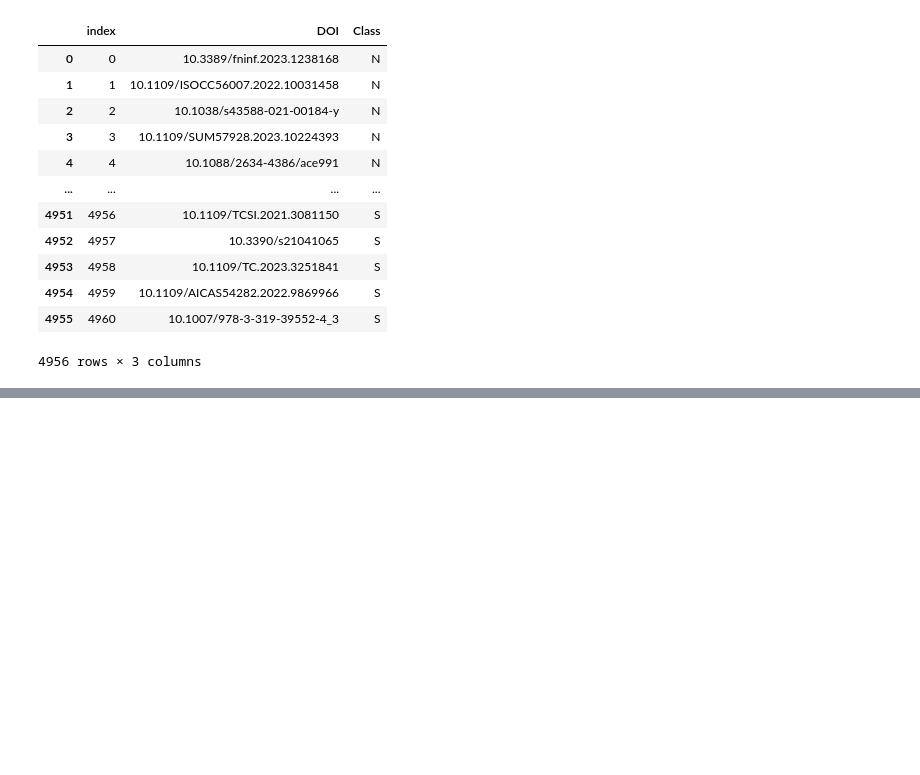
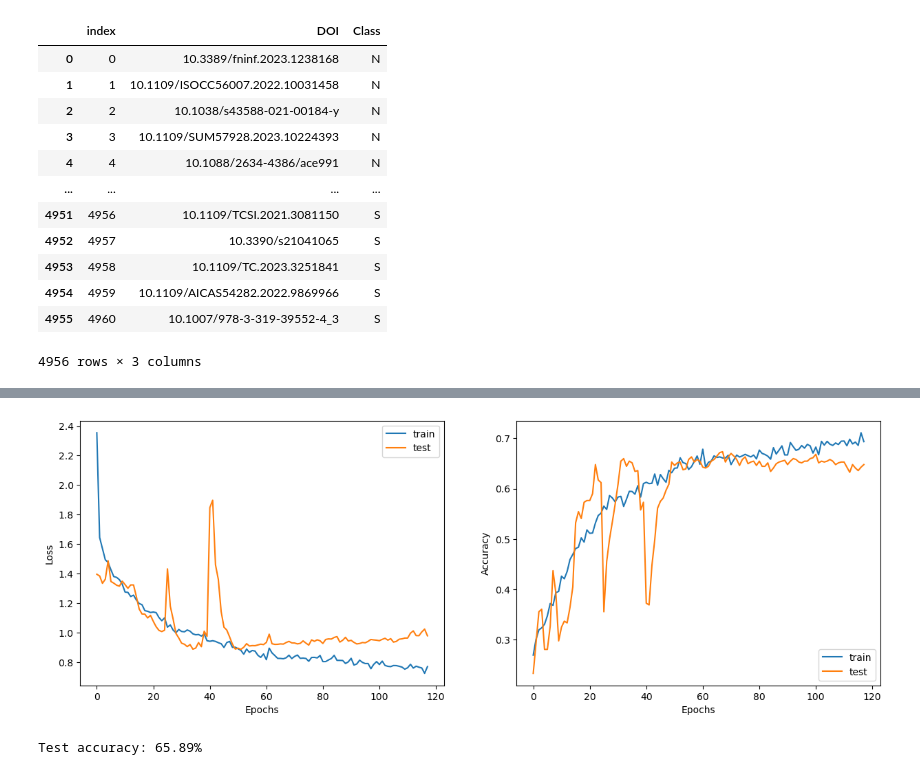
Before and after one commit to rreece15/Collaborative-Networks-In-Machine-Learning, a Jupyter notebook: model/Custom/custom_class.ipynb, the cells around one changed output, grey strips where cells are left out. Saved outputs shown, nothing was run; the diff lists cells and outputs as text; code cells hidden in the pictures; blank space fills up the shorter version.

Commit message:
working wos models

```diff
--- a/model/Custom/custom_class.ipynb
+++ b/model/Custom/custom_class.ipynb
@@ -99,0 +274,6 @@ print(len(wos_content['word_cited_id'].unique()))
+# %%
+hidden_units = [32, 32]
+learning_rate = 0.01
+dropout_rate = 0.5
+num_epochs = 300
+batch_size = 256
@@ -99,0 +327,28 @@ print(len(wos_content['word_cited_id'].unique()))
+# %%
+feature_names = set(wos_paper.columns) - {"DOI", "Class"}
+num_features = len(feature_names)
+num_classes = len(class_idx)
+
+# Create train and test features as a numpy array.
+x_train = train_data[feature_names].to_numpy()
+x_test = test_data[feature_names].to_numpy()
+# Create train and test targets as a numpy array.
+y_train = train_data["Class"]
+y_test = test_data["Class"]
+# %%
+def create_baseline_model(hidden_units, num_classes, dropout_rate=0.2):
+    inputs = layers.Input(shape=(num_features,), name="input_features")
+    x = create_ffn(hidden_units, dropout_rate, name=f"ffn_block1")(inputs)
+    for block_idx in range(4):
+        # Create an FFN block.
+        x1 = create_ffn(hidden_units, dropout_rate, name=f"ffn_block{block_idx + 2}")(x)
+        # Add skip connection.
+        x = layers.Add(name=f"skip_connection{block_idx + 2}")([x, x1])
+    # Compute logits.
+    logits = layers.Dense(num_classes, name="logits")(x)
+    # Create the model.
+    return keras.Model(inputs=inputs, outputs=logits, name="baseline")
+
+
+baseline_model = create_baseline_model(hidden_units, num_classes, dropout_rate)
+baseline_model.summary()
@@ -99,0 +373,2 @@ print(len(wos_content['word_cited_id'].unique()))
+# %%
+history = run_experiment(baseline_model, x_train, y_train)
@@ -99,0 +393,7 @@ print(len(wos_content['word_cited_id'].unique()))
+# %%
+display_learning_curves(history)
+_, test_accuracy = baseline_model.evaluate(x=x_test, y=y_test, verbose=0)
+print(f"Test accuracy: {round(test_accuracy * 100, 2)}%")
+# %% [output]
+[figure, added]
+Test accuracy: 65.89%
```
Also changed, not shown: parts of 42 cells of this notebook, 2 other files.
